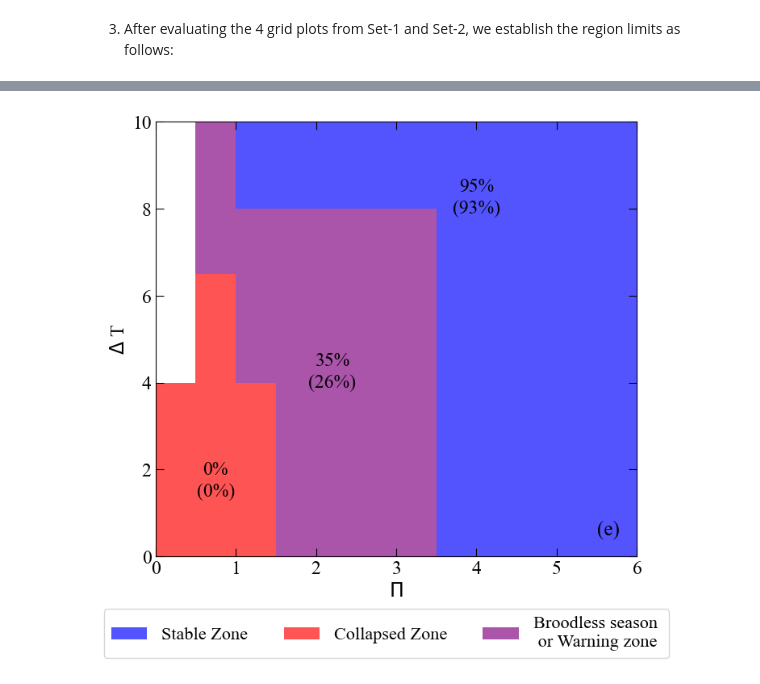
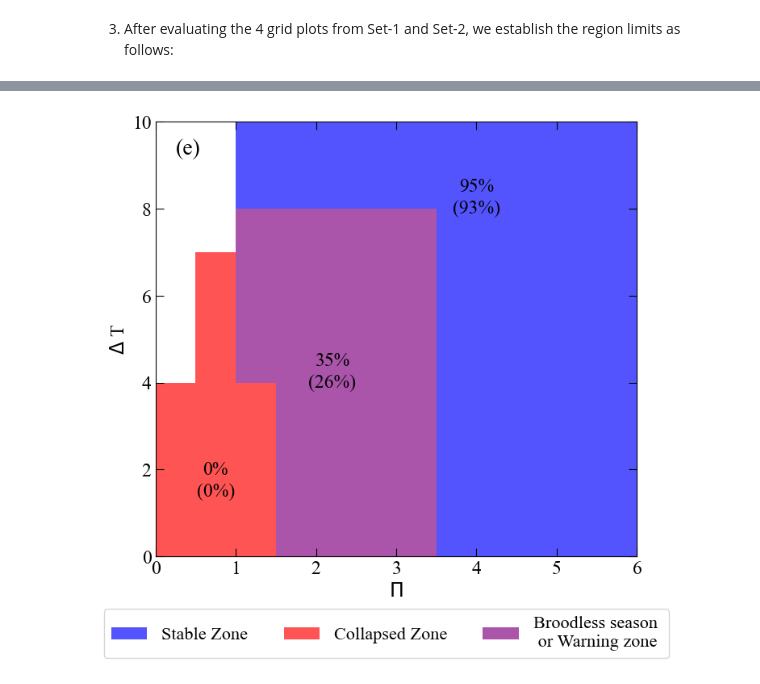
Before and after one commit to Karina-AriasCalluari/Temperature-in-beehives, a Jupyter notebook: Results_Hives_2020_Method_1.ipynb, the cells around one changed output, grey strips where cells are left out. Saved outputs shown, nothing was run; the diff lists cells and outputs as text; code cells hidden in the pictures.

```diff
--- a/Results_Hives_2020_Method_1.ipynb
+++ b/Results_Hives_2020_Method_1.ipynb
@@ -26,6 +26,13 @@ Unstable=[]
 Interpolation_result_U=[] #Interpolated values for unstable hives
 Interpolation_result_H=[] #Interpolated values for stable hives
 color_=["#1f77b4","#ff7f0e","#2ca02c"]
+collapsed_datetime = {
+    'E': datetime(2020, 2, 25, 0, 0),
+    'H': datetime(2020, 2, 12, 0, 0),
+    'M': datetime(2020, 2, 3, 0, 0)
+} #From Supplementary Material
+
+
 i=0
 fig = plt.figure(figsize=(7.7,7.7))
 gs = fig.add_gridspec(1,1)
@@ -41,7 +48,8 @@ for l in HIVES_INPUT:
     Time_=np.array(Set_2[f"{l}"]["Time"])
 
     if l in ["E","H","M"]:
-        index_start=np.where((np.array(Pi_) - 1)**2 < 0.01)[0]
+        #index_start=np.where((np.array(Pi_) - 1)**2 < 0.01)[0]
+        index_start=np.where(np.array(Time_)>=collapsed_datetime[l])[0]
         Critical_day=Time_[index_start[0]]
         gap_days= np.array([(t - Critical_day).days for t in Time_])
         Result=np.vstack((Pi_,Delta_,gap_days)).T
@@ -218,11 +226,11 @@ for l in HIVES_INPUT:
     Time_1=[] ; Time_2=[]
 
     for j in range(len(Pi_)):
-        if (0.5< Pi_[j]  <=1.0 and Delta_[j] <=6.5) or (Pi_[j]  <= 1.5 and Delta_[j] <= 4):
+        if (0.5< Pi_[j]  <=1.0 and Delta_[j] <=7) or (Pi_[j]  <= 1.5 and Delta_[j] <= 4):#!!!
             label=0
-        elif (1.5< Pi_[j] <=3.5 and 0<= Delta_[j] <=4) or (1.0< Pi_[j] <=3.5 and 4<= Delta_[j] <=8)or (0.5< x_max <=1.0 and y_max >6.5) :
+        elif (1.5< Pi_[j] <=3.5 and 0<= Delta_[j] <=4) or (1.0< Pi_[j] <=3.5 and 4<= Delta_[j] <=8) :#!!!
             label=0.5
-        elif (Pi_[j]<=0.5 and Delta_[j]>=4.0) :
+        elif (Pi_[j]<=0.5 and Delta_[j]>=4.0) or (0.5< Pi_[j] <=1.0 and 7<Delta_[j] <=10) :#!!!
             label=nan
         else:
             label=1
@@ -350,10 +358,14 @@ ax1.set_ylim([-0.1,1.15])
 ax1.set_xlim([start_date,end_date])
 ax1.text(datetime(2020, 3, 17, 22, 0), 1.05, '(c)', fontsize=18)
 
+labels_for_legend.append("Stable hives")
+custom_handle = Line2D([0], [0], color="black", linestyle=" ",marker="+", linewidth=2.0)
+handles_for_legend.append(custom_handle)
 ax1.legend(handles_for_legend, labels_for_legend,
-           loc="best", bbox_to_anchor=(.50, .55),
-           title="Warning period", fontsize=17, title_fontsize=17)
-#plt.savefig('output/warning_period_method_1.pdf', format='pdf', dpi=700, bbox_inches='tight')
+           loc="best", bbox_to_anchor=(.50, .67),
+           title="Unstable hives and \n warning periods", fontsize=17, title_fontsize=17)
+
+plt.savefig('output/warning_period_method_1.pdf', format='pdf', dpi=700, bbox_inches='tight')
 # %% [output]
 1
 2
@@ -388,47 +399,47 @@ for i in range(len(y)-1):
         y_min, y_max = Y[i][j], Y[i+1][j]
 
 
-        if  (0.5< x_max <=1.0 and y_max <=6.5) or (x_max <= 1.5 and y_max <= 4):
+        if  (0.5< x_max <=1.0 and y_max <=7) or (x_max <= 1.5 and y_max <= 4):#!!!
             collapse_unstable.append(array_unstable[i][j]); collapse_stable.append(array_stable[i][j])
             ax1.add_patch(plt.Rectangle((x_min, y_min), resolution, resolution, fc='red', alpha=0.67))
-        elif (1.5< x_max <=3.5 and 0<= y_max <=4) or (1.0< x_max <=3.5 and 4<= y_max <=8)or (0.5< x_max <=1.0 and y_max >6.5) :
+        elif (1.5< x_max <=3.5 and 0<= y_max <=4) or (1.0< x_max <=3.5 and 4<= y_max <=8):#!!!
            ax1.add_patch(plt.Rectangle((x_min, y_min), resolution, resolution, fc='purple', alpha=0.67))
-        elif (x_max<=0.5 and y_max>=4.0)  :
+        elif (x_max<=0.5 and y_max>=4.0) or (0.5< x_max <=1.0 and 7<y_max <=10): #!!!
             ax1.add_patch(plt.Rectangle((x_min, y_min), resolution, resolution, fc='white', alpha=0.67))
         else:
             ax1.add_patch(plt.Rectangle((x_min, y_min), resolution, resolution, fc='blue', alpha=0.67))
 
 
 ax1.text(2.2, 4.5, f"{Summary_percentages[0,0]/sum(Summary_percentages[0,:]):.0%}", ha='center', va='center', fontsize=17, color='black')
 ax1.text(4, 8.5, f"{Summary_percentages[1,0]/sum(Summary_percentages[1,:]):.0%}", ha='center', va='center', fontsize=17, color='black')
 
-ax1.text(0.75, 1.5,"(0%)" , ha='center', va='center', fontsize=17, color='black') #Input from code method 2 !!!
-ax1.text(2.2, 4.0,"(26%)" , ha='center', va='center', fontsize=17, color='black') #Input from code method 2 !!!
-ax1.text(4, 8.0,"(93%)" , ha='center', va='center', fontsize=17, color='black') #Input from code method 2!!!
+ax1.text(0.75, 1.5,"(0%)" , ha='center', va='center', fontsize=17, color='black') #Input from Results_Hives_2020_Method_2 !!!
+ax1.text(2.2, 4.0,"(26%)" , ha='center', va='center', fontsize=17, color='black') #Input from Results_Hives_2020_Method_2 !!!
+ax1.text(4, 8.0,"(93%)" , ha='center', va='center', fontsize=17, color='black') #Input from Results_Hives_2020_Method_2!!!
 ax1.set_xlim([0,6])
 ax1.set_ylim([0,10])
 
-ax1.text(5.5, 0.5, '(e)', fontsize=18)
+ax1.text(0.25, 9.25, '(e)', fontsize=20)
 ax1.set_xlabel(r'$\Pi$', fontsize=17)
 ax1.set_ylabel(r'$\Delta$ T', fontsize=17)
 ax1.tick_params(axis='both',direction="in", which='both', top=True, bottom=True, left=True, right=True, labelsize=17, length=7)
 # Define legend handles and labels
 legend_handles = [
     Patch(facecolor='blue', alpha=0.67),
     Patch(facecolor='red', alpha=0.67),
     Patch(facecolor='purple', alpha=0.67),
 
 ]
 
 legend_labels = [
     'Stable Zone',
     'Collapsed Zone',
     'Broodless season \n or Warning zone',
 
 ]
 
 ax1.legend(handles=legend_handles , labels=legend_labels , loc='upper center', fontsize=16, bbox_to_anchor=(0.48, -0.1), ncol=3)
 ax1.text(0.75, 2, f"{sum(collapse_stable)/(sum(collapse_stable)+sum(collapse_unstable)):.0%}", ha='center', va='center', fontsize=17, color='black')
 plt.savefig('output/Fig_DeltaT_Pi_Summary.pdf', format='pdf', dpi=700, bbox_inches='tight')
 # %% [output]
-[figure, old version]
+[figure, new version]
```
Also changed, not shown: parts of 2 cells of this notebook, 18 other files.
